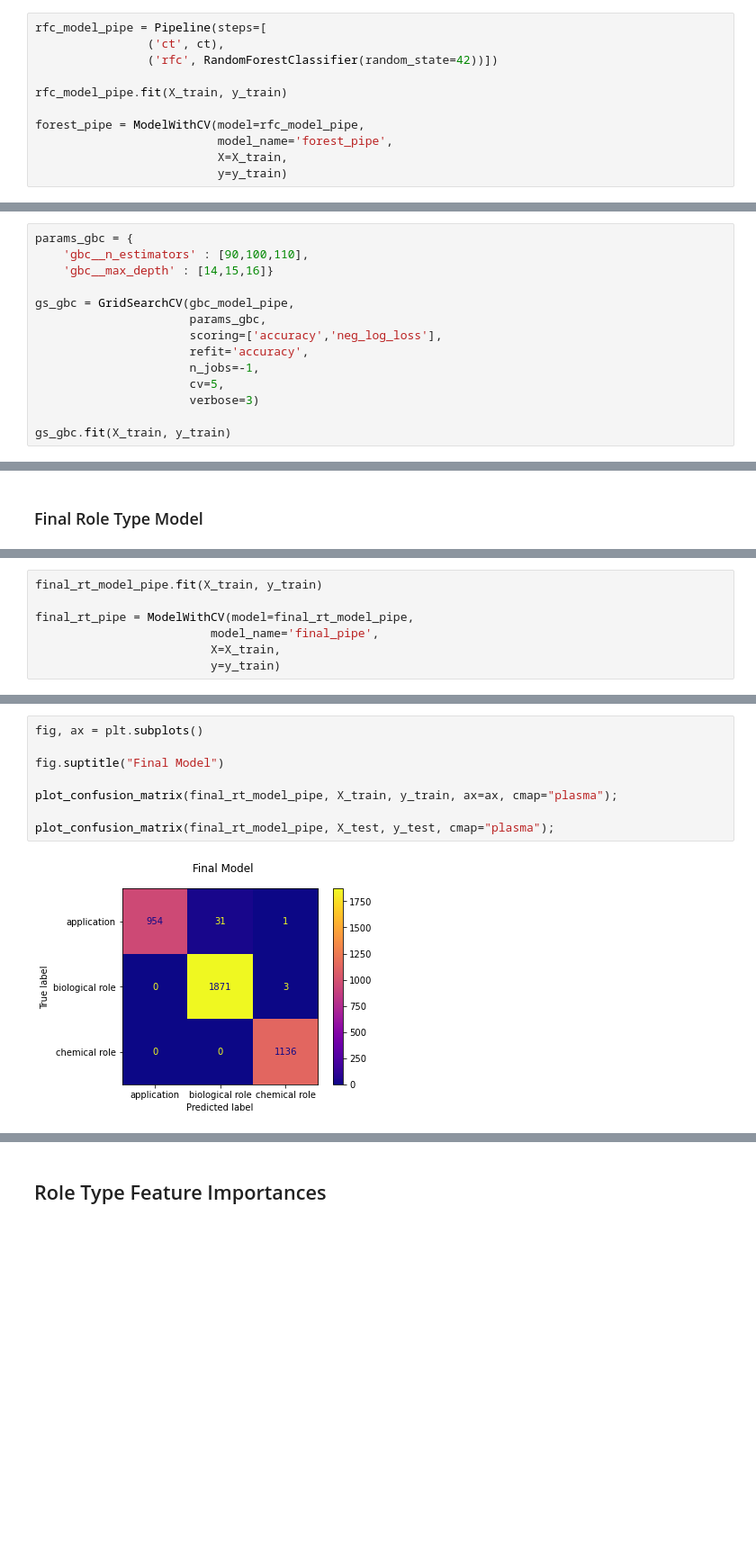
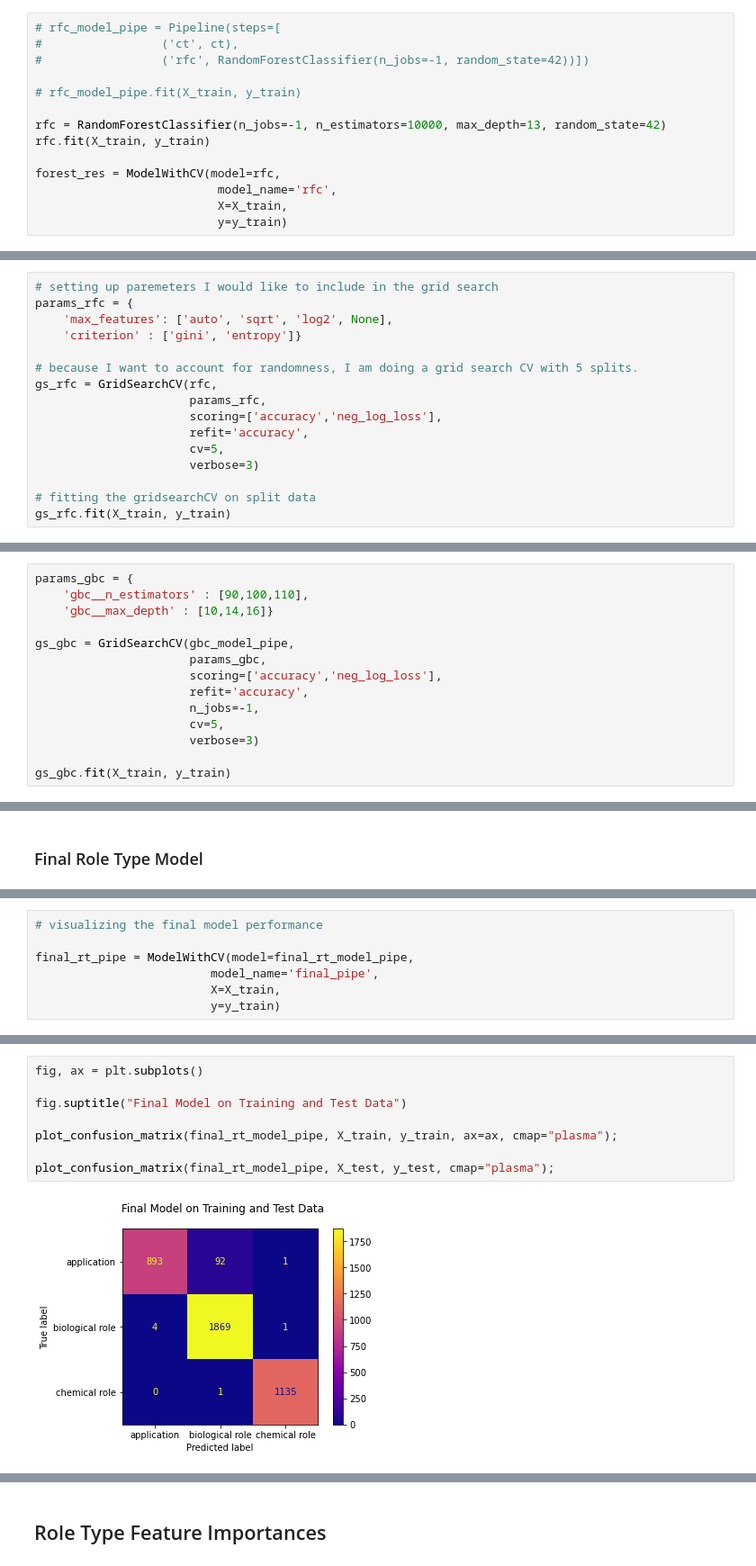
Before and after one commit to Meir-Alelov/Natural-Product-Classifier, a Jupyter notebook: notebooks/data_cleaning.ipynb, the cells around one changed output, grey strips where cells are left out. Shown at 90% size. Drawn from its saved outputs; the diff is of its cells as text; blank space fills up the shorter version.

```diff
--- a/notebooks/data_cleaning.ipynb
+++ b/notebooks/data_cleaning.ipynb
@@ -546,11 +788,14 @@ plot_confusion_matrix(dt_model_pipe, X_train, y_train, ax=ax, cmap="plasma");
 # %%
-rfc_model_pipe = Pipeline(steps=[
-                ('ct', ct),
-                ('rfc', RandomForestClassifier(random_state=42))])
+# rfc_model_pipe = Pipeline(steps=[
+#                 ('ct', ct),
+#                 ('rfc', RandomForestClassifier(n_jobs=-1, random_state=42))])
 
-rfc_model_pipe.fit(X_train, y_train)
+# rfc_model_pipe.fit(X_train, y_train)
 
-forest_pipe = ModelWithCV(model=rfc_model_pipe,
-                          model_name='forest_pipe',
+rfc = RandomForestClassifier(n_jobs=-1, n_estimators=10000, max_depth=13, random_state=42)
+rfc.fit(X_train, y_train)
+
+forest_res = ModelWithCV(model=rfc,
+                          model_name='rfc',
                           X=X_train,
                           y=y_train)
@@ -690,0 +923,16 @@ GridSearchCV(cv=5,
+# %%
+# setting up paremeters I would like to include in the grid search
+params_rfc = {
+    'max_features': ['auto', 'sqrt', 'log2', None],
+    'criterion' : ['gini', 'entropy']}
+
+# because I want to account for randomness, I am doing a grid search CV with 5 splits.
+gs_rfc = GridSearchCV(rfc,
+                      params_rfc,
+                      scoring=['accuracy','neg_log_loss'],
+                      refit='accuracy',
+                      cv=5,
+                      verbose=3)
+
+# fitting the gridsearchCV on split data
+gs_rfc.fit(X_train, y_train)
@@ -709,7 +985,7 @@ pd.DataFrame(gs_rfc.cv_results_)
 # %%
 params_gbc = {
     'gbc__n_estimators' : [90,100,110],
-    'gbc__max_depth' : [14,15,16]}
+    'gbc__max_depth' : [10,14,16]}
 
 gs_gbc = GridSearchCV(gbc_model_pipe,
                       params_gbc,
@@ -928,5 +1017,5 @@ final_rt_model_pipe = gs_rfc.best_estimator_
 # %%
-final_rt_model_pipe.fit(X_train, y_train)
+# visualizing the final model performance
 
 final_rt_pipe = ModelWithCV(model=final_rt_model_pipe,
                          model_name='final_pipe',
@@ -955,11 +1050,11 @@ CV Results for `final_pipe` model:
 # %%
 fig, ax = plt.subplots()
 
-fig.suptitle("Final Model")
+fig.suptitle("Final Model on Training and Test Data")
 
 plot_confusion_matrix(final_rt_model_pipe, X_train, y_train, ax=ax, cmap="plasma");
 
 plot_confusion_matrix(final_rt_model_pipe, X_test, y_test, cmap="plasma");
 # %% [output]
-[figure, old version]
+[figure, new version]
 [figure]
```
Also changed, not shown: parts of 240 cells of this notebook, 11 other files.
